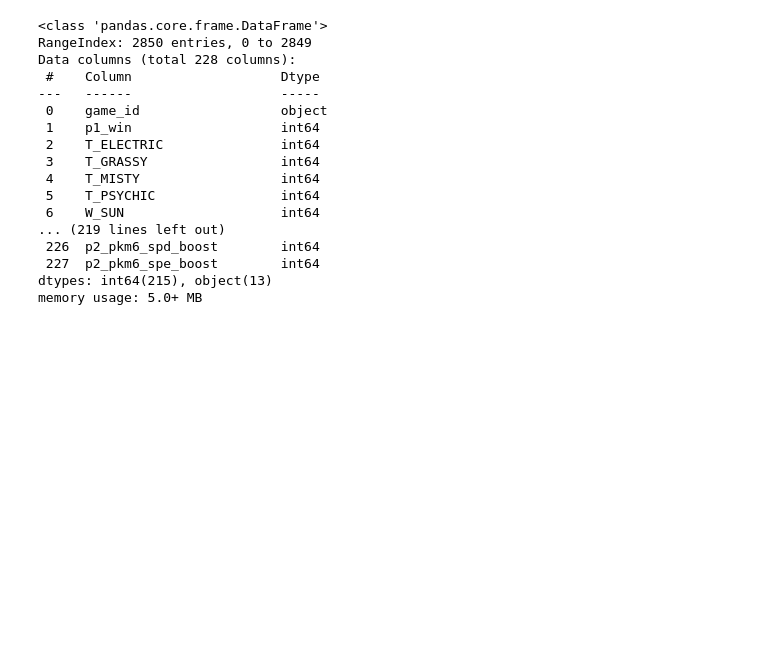
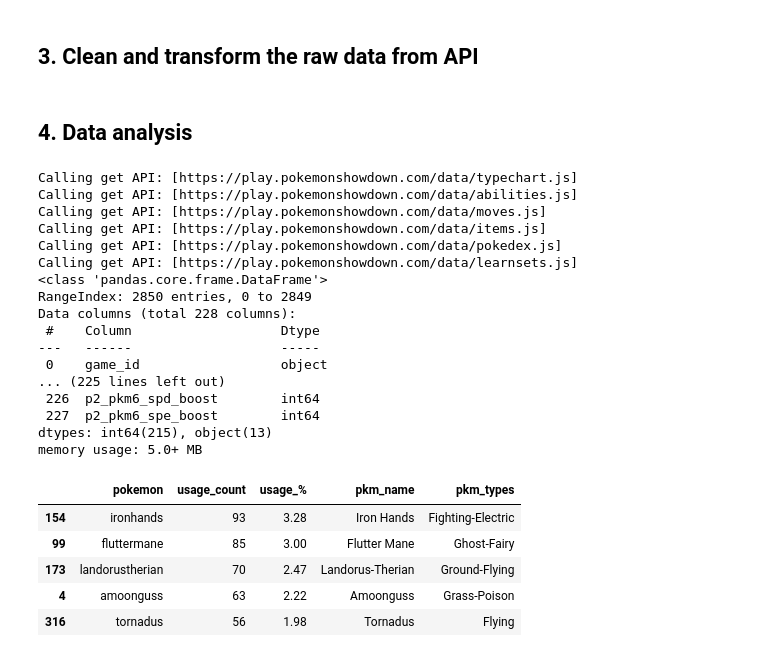
Before and after one commit to viethngn/CEU_MSc_BA_ECBS5306_Coding_2_Webscraping, a Jupyter notebook: coding2_final_project_viethngn.ipynb, the cells around one changed output. Saved outputs shown, nothing was run; the diff lists cells and outputs as text; code cells hidden in the pictures; blank space fills up the shorter version.

Commit message:
Add Visulization to the notebook and update helper functions

```diff
--- a/coding2_final_project_viethngn.ipynb
+++ b/coding2_final_project_viethngn.ipynb
@@ -43,6 +52,8 @@ if collect_data:
     save_to_files(
         f"{prog_path}/replays/player_details.json",
         player_details)
+# %% [markdown]
+## 3. Clean and transform the raw data from API
 # %%
 from src.utils.ps_game_state_utils import ini_data_file, process_replay_file
 from src.utils.ps_utils import load_static_data
@@ -64,7 +75,11 @@ if collect_data:
 
     print(f"Finished generating games tate data file {output_path}")
     print(f"Number of games: {len(game_ids)}")
+# %% [markdown]
+## 4. Data analysis
 # %%
+ps_cache = load_static_data()
+
 if collect_data:
     game_state_filepath = f"{prog_path}/game_state_data/game_state.csv"
     df = pd.read_csv(game_state_filepath)
@@ -72,20 +87,32 @@ else:
     df = pd.read_csv('https://raw.githubusercontent.com/viethngn/CEU_MSc_BA_ECBS5306_Coding_2_Webscraping/main/game_state_data/game_state.csv')
 df.info(verbose=True)
 # %% [output]
+Calling get API: [https://play.pokemonshowdown.com/data/typechart.js]
+Calling get API: [https://play.pokemonshowdown.com/data/abilities.js]
+Calling get API: [https://play.pokemonshowdown.com/data/moves.js]
+Calling get API: [https://play.pokemonshowdown.com/data/items.js]
+Calling get API: [https://play.pokemonshowdown.com/data/pokedex.js]
+Calling get API: [https://play.pokemonshowdown.com/data/learnsets.js]
 <class 'pandas.core.frame.DataFrame'>
 RangeIndex: 2850 entries, 0 to 2849
 Data columns (total 228 columns):
  #    Column                   Dtype
 ---   ------                   -----
  0    game_id                  object
- 1    p1_win                   int64
- 2    T_ELECTRIC               int64
- 3    T_GRASSY                 int64
- 4    T_MISTY                  int64
- 5    T_PSYCHIC                int64
- 6    W_SUN                    int64
-... (219 lines left out)
+... (225 lines left out)
  226  p2_pkm6_spd_boost        int64
  227  p2_pkm6_spe_boost        int64
 dtypes: int64(215), object(13)
 memory usage: 5.0+ MB
+# %%
+from src.utils.notebook_helper import get_pkm_usage
+
+used_pokemon_df = get_pkm_usage(df, ps_cache)
+used_pokemon_df.head()
+# %% [output]
+|  | pokemon | usage_count | usage_% | pkm_name | pkm_types |
+| 154 | ironhands | 93 | 3.28 | Iron Hands | Fighting-Electric |
+| 99 | fluttermane | 85 | 3.00 | Flutter Mane | Ghost-Fairy |
+| 173 | landorustherian | 70 | 2.47 | Landorus-Therian | Ground-Flying |
+| 4 | amoonguss | 63 | 2.22 | Amoonguss | Grass-Poison |
+| 316 | tornadus | 56 | 1.98 | Tornadus | Flying |
```
Also changed, not shown: parts of 6 cells of this notebook, 4 other files.
